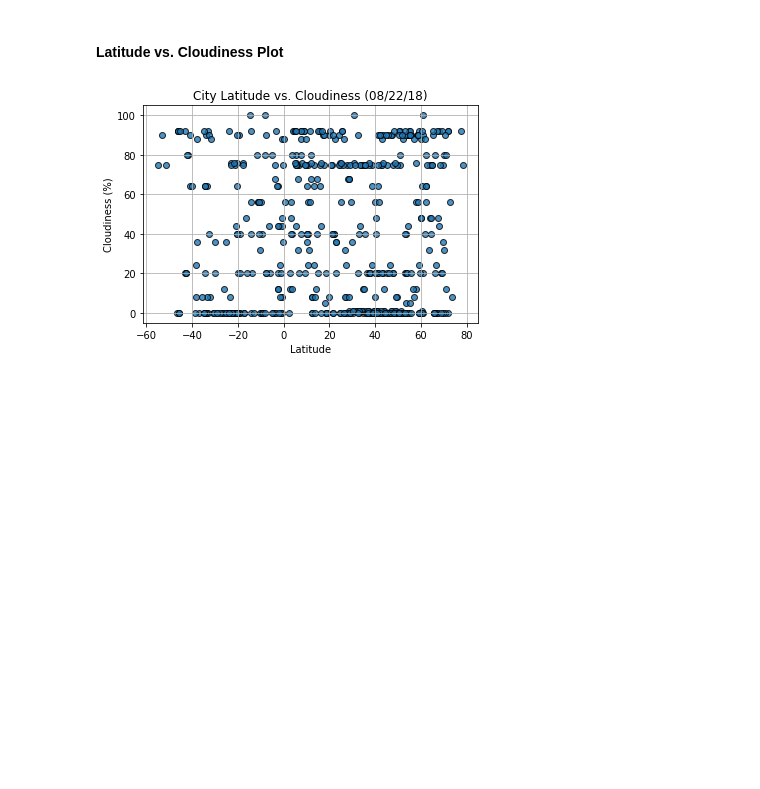
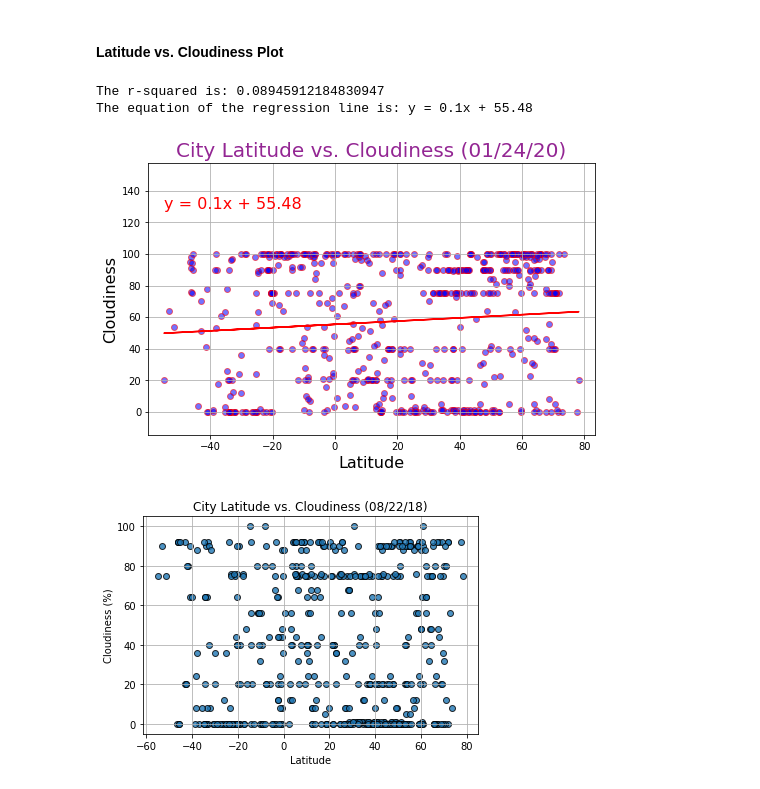
Before and after one commit to LinaSachuk/DU_HomeWork, a Jupyter notebook: python-api-challenge/PartI-WeatherPy/starter_code/WeatherPy.ipynb, the cells around one changed output. Saved outputs shown, nothing was run; the diff lists cells and outputs as text; code cells hidden in the pictures; blank space fills up the shorter version.

```diff
--- a/python-api-challenge/PartI-WeatherPy/starter_code/WeatherPy.ipynb
+++ b/python-api-challenge/PartI-WeatherPy/starter_code/WeatherPy.ipynb
@@ -271,6 +273,13 @@ The equation of the regression line is: y = 0.13x + 71.79
 [figure]
 # %% [markdown]
 #### Latitude vs. Cloudiness Plot
+# %%
+# Latitude vs. Cloudiness Plot
+linearRegrassionPlot(weather_data['Lat'], weather_data['Cloudiness'], f'City Latitude vs. Cloudiness ({today_date})', 'Latitude', 'Cloudiness', 'City Latitude vs. Cloudiness')
+# %% [output]
+The r-squared is: 0.08945912184830947
+The equation of the regression line is: y = 0.1x + 55.48
+[figure, added]
 # %%
 # %% [output]
 [figure]
```
Also changed, not shown: parts of 4 cells of this notebook, 4 other files.
